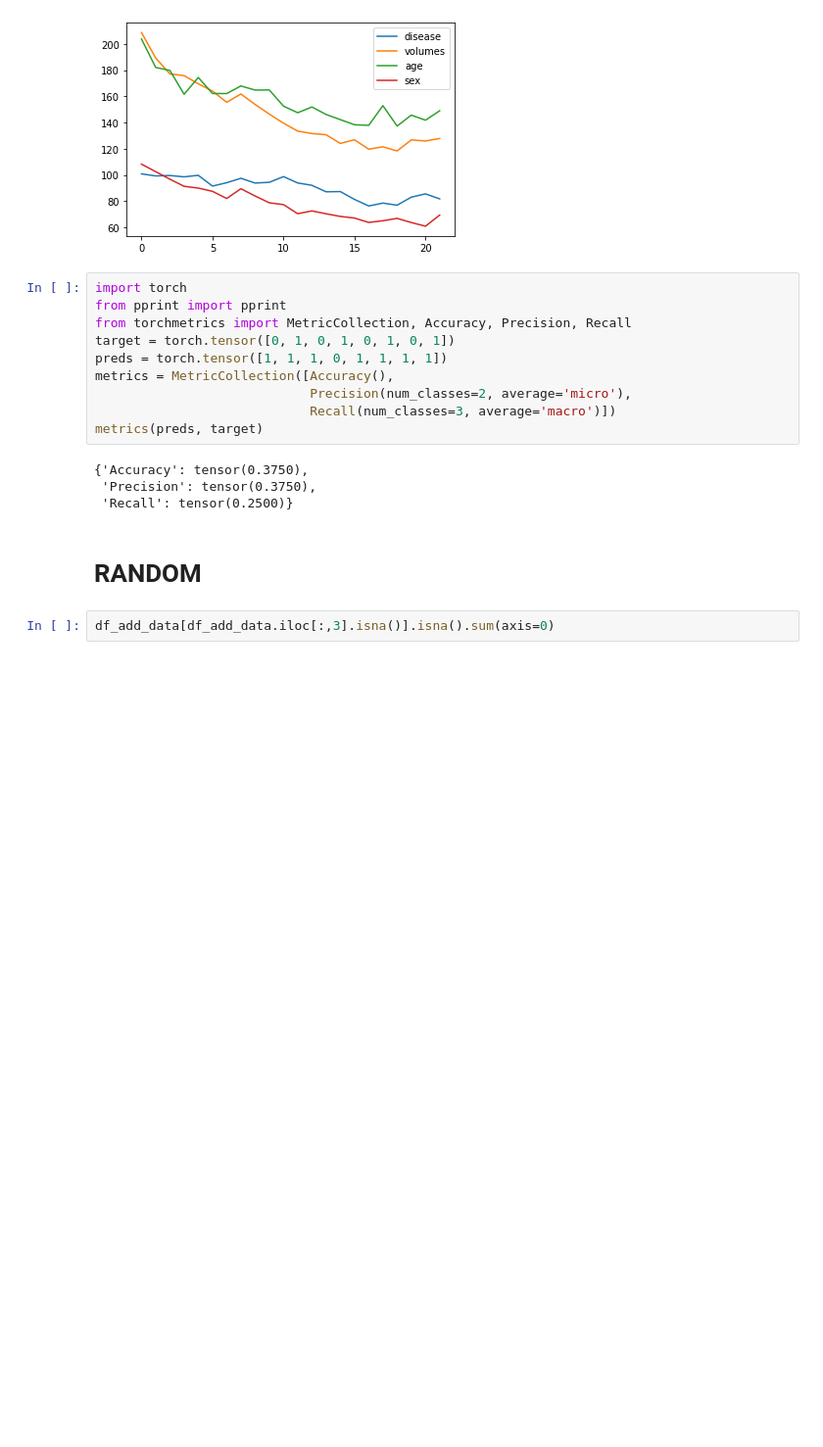
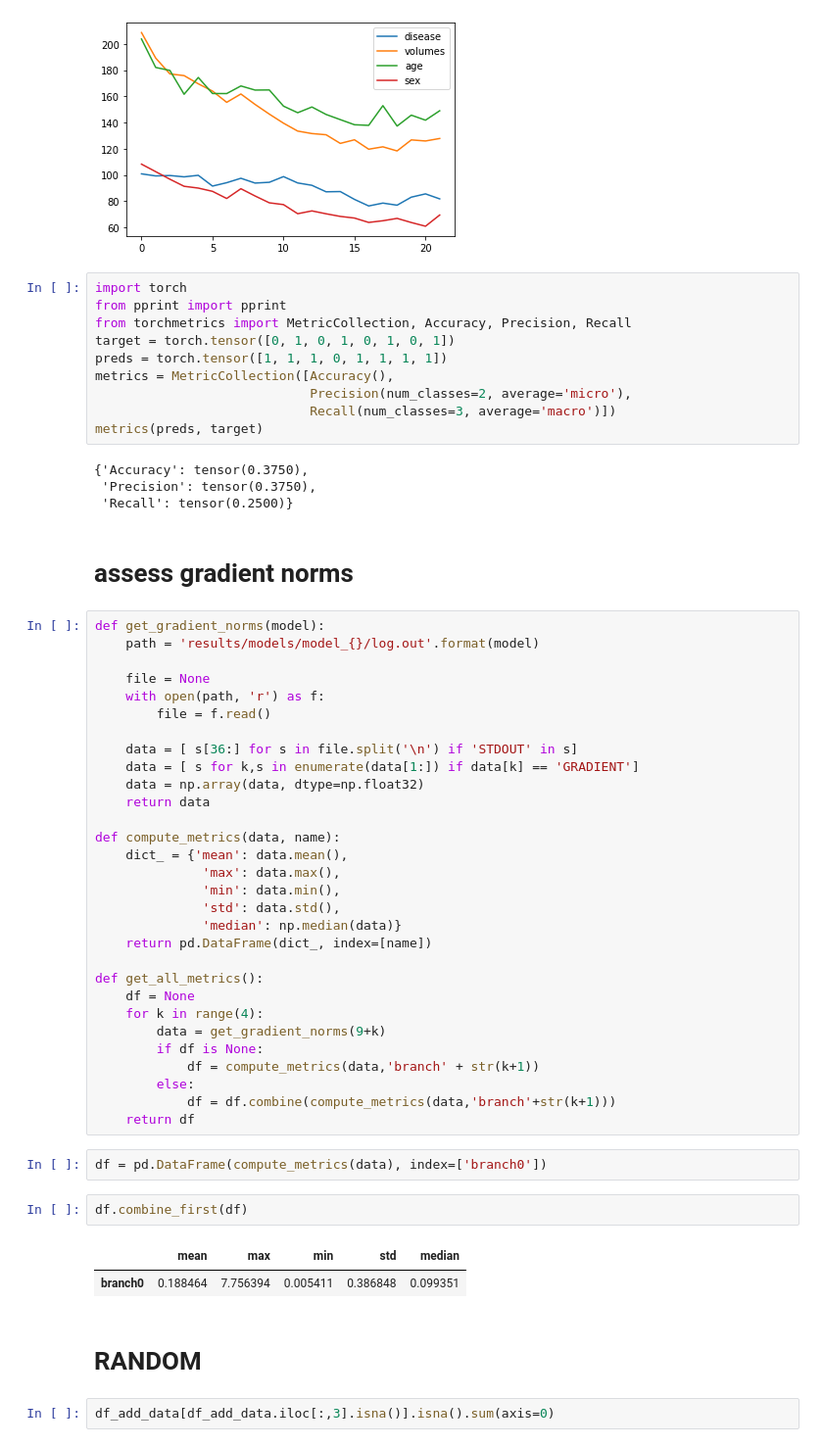
Before and after one commit to cosasha97/interpretability-dl-ndd, a Jupyter notebook: experiments.ipynb, the cells around one changed output. Shown at 98% size. Drawn from its saved outputs; the diff is of its cells as text; blank space fills up the shorter version.

```diff
--- a/experiments.ipynb
+++ b/experiments.ipynb
@@ -400,6 +418,45 @@ metrics(preds, target)
 {'Accuracy': tensor(0.3750),
  'Precision': tensor(0.3750),
  'Recall': tensor(0.2500)}
+# %% [markdown]
+# assess gradient norms
+# %%
+def get_gradient_norms(model):
+    path = 'results/models/model_{}/log.out'.format(model)
+
+    file = None
+    with open(path, 'r') as f:
+        file = f.read()
+
+    data = [ s[36:] for s in file.split('\n') if 'STDOUT' in s]
+    data = [ s for k,s in enumerate(data[1:]) if data[k] == 'GRADIENT']
+    data = np.array(data, dtype=np.float32)
+    return data
+
+def compute_metrics(data, name):
+    dict_ = {'mean': data.mean(),
+              'max': data.max(),
+              'min': data.min(),
+              'std': data.std(),
+              'median': np.median(data)}
+    return pd.DataFrame(dict_, index=[name])
+
+def get_all_metrics():
+    df = None
+    for k in range(4):
+        data = get_gradient_norms(9+k)
+        if df is None:
+            df = compute_metrics(data,'branch' + str(k+1))
+        else:
+            df = df.combine(compute_metrics(data,'branch'+str(k+1)))
+    return df
+# %%
+df = pd.DataFrame(compute_metrics(data), index=['branch0'])
+# %%
+df.combine_first(df)
+# %% [output]
+|  | mean | max | min | std | median |
+| branch0 | 0.188464 | 7.756394 | 0.005411 | 0.386848 | 0.099351 |
 # %% [markdown]
 # RANDOM
 # %%
```
Also changed, not shown: parts of 10 cells of this notebook, 3 other files.
